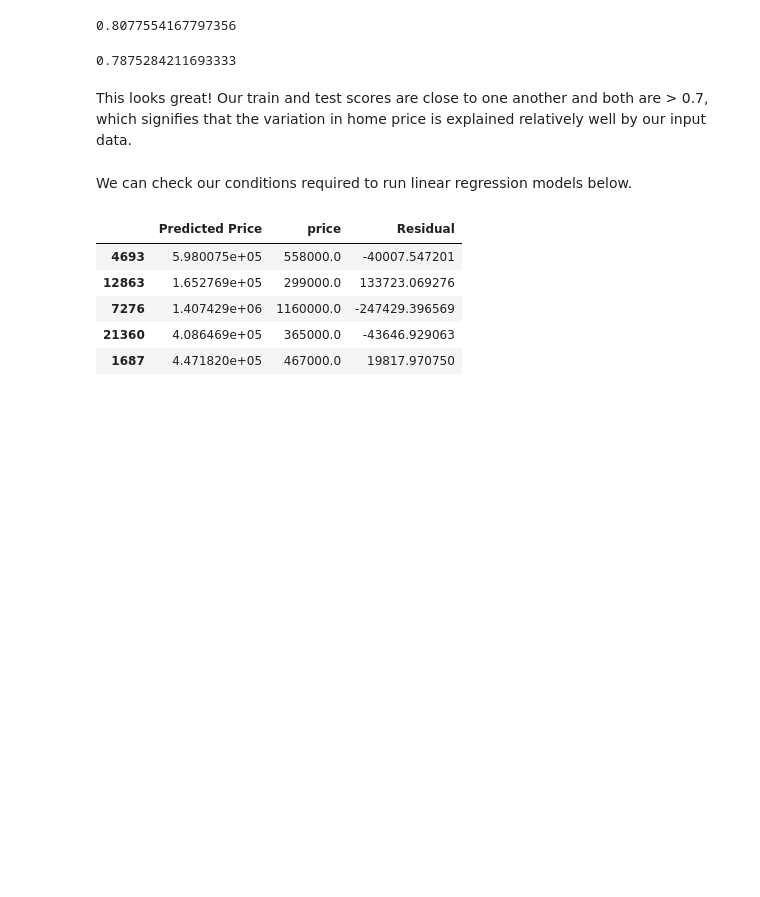
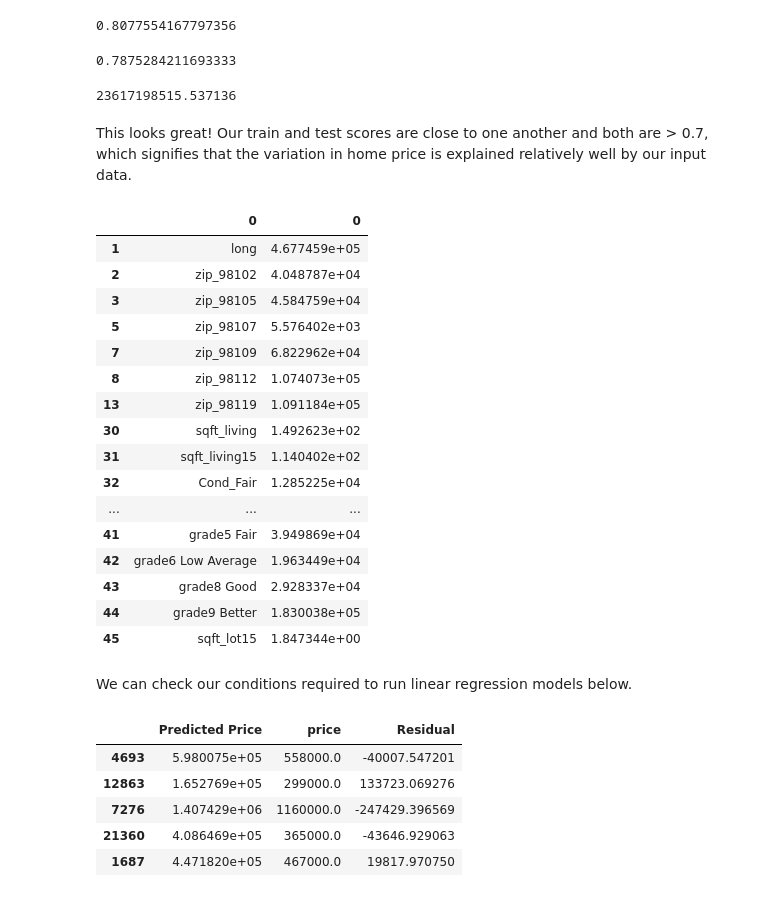
Before and after one commit to zpollats/p2_project_group4, a Jupyter notebook: KC_Housing_Final_Notebook.ipynb, the cells around one changed output. Drawn from its saved outputs; the diff is of its cells as text; code cells hidden in the pictures; blank space fills up the shorter version.

```diff
--- a/KC_Housing_Final_Notebook.ipynb
+++ b/KC_Housing_Final_Notebook.ipynb
@@ -1208,7 +1252,34 @@ final_mlr.score(np.array(final_X_test).reshape(-1,46), np.array(y_test).reshape(
 # %% [output]
 0.7875284211693333
+# %%
+RMSE_final = mean_squared_error(y_test, final_mlr.predict(final_X_test))
+print(RMSE_final)
+# %% [output]
+23617198515.537136
 # %% [markdown]
 This looks great! Our train and test scores are close to one another and both are > 0.7, which signifies that the variation in home price is explained relatively well by our input data.
+# %%
+coefficients = pd.concat([pd.DataFrame(final_X_train.columns),pd.DataFrame(np.transpose(final_mlr.coef_))], axis = 1)
+
+coefficients[coefficients.iloc[:,1] > 0]
+# %% [output]
+|  | 0 | 0 |
+| 1 | long | 4.677459e+05 |
+| 2 | zip_98102 | 4.048787e+04 |
+| 3 | zip_98105 | 4.584759e+04 |
+| 5 | zip_98107 | 5.576402e+03 |
+| 7 | zip_98109 | 6.822962e+04 |
+| 8 | zip_98112 | 1.074073e+05 |
+| 13 | zip_98119 | 1.091184e+05 |
+| 30 | sqft_living | 1.492623e+02 |
+| 31 | sqft_living15 | 1.140402e+02 |
+| 32 | Cond_Fair | 1.285225e+04 |
+| ... | ... | ... |
+| 41 | grade5 Fair | 3.949869e+04 |
+| 42 | grade6 Low Average | 1.963449e+04 |
+| 43 | grade8 Good | 2.928337e+04 |
+| 44 | grade9 Better | 1.830038e+05 |
+| 45 | sqft_lot15 | 1.847344e+00 |
 # %% [markdown]
 We can check our conditions required to run linear regression models below.
 # %%
```
Also changed, not shown: parts of 30 cells of this notebook, 2 other files.
